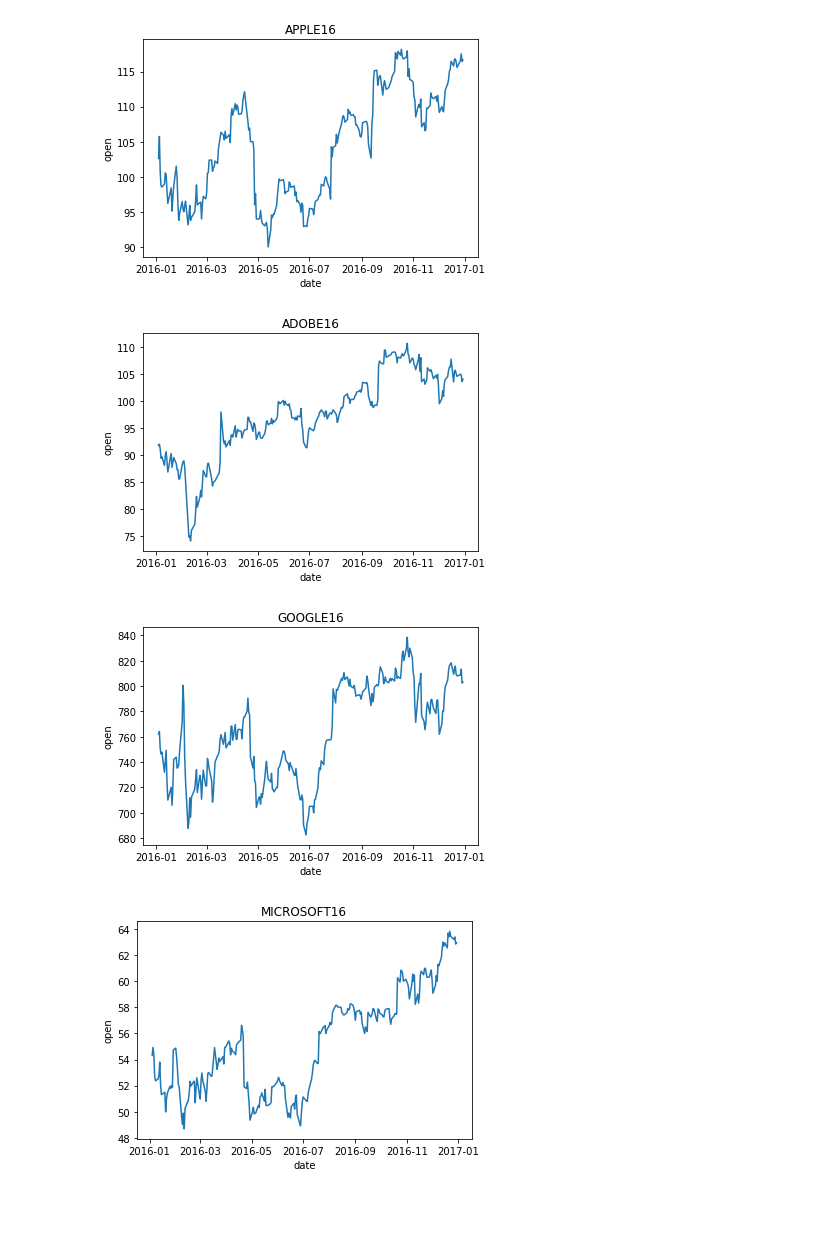
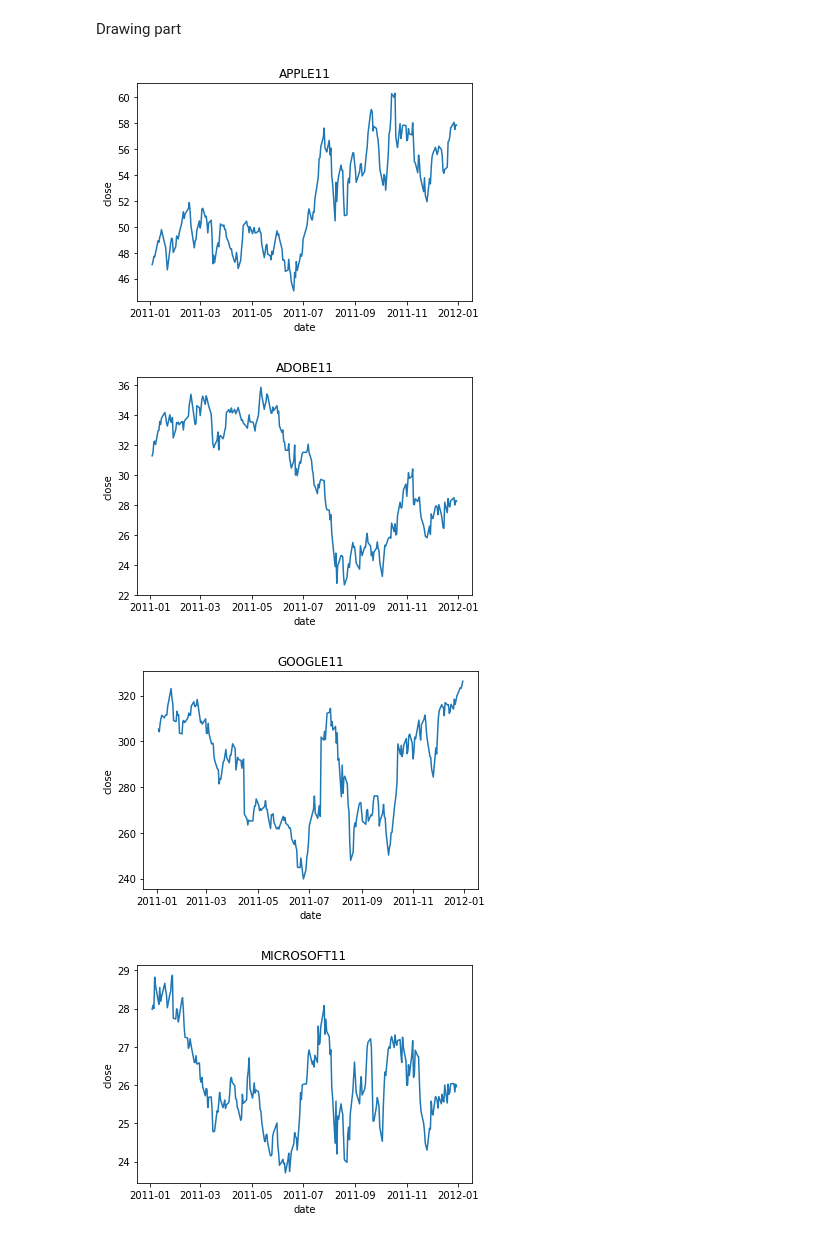
Before and after one commit to LastShekel/Stock-prediction, a Jupyter notebook: Main.ipynb, the cells around one changed output. Saved outputs shown, nothing was run; the diff lists cells and outputs as text; code cells hidden in the pictures; blank space fills up the shorter version.

```diff
--- a/Main.ipynb
+++ b/Main.ipynb
@@ -70,8 +83,10 @@ def draw(name, s):
+# %% [markdown]
+Drawing part
 # %%
-for name in dat16:
-    draw(name, "open")
+for name in dat11:
+    draw(name, "close")
 # %% [output]
-[figure, old version]
+[figure, new version]
-[figure, old version]
+[figure, new version]
-[figure, old version]
+[figure, new version]
-[figure, old version]
+[figure, new version]
```
Also changed, not shown: parts of 8 cells of this notebook, 4 other files.
